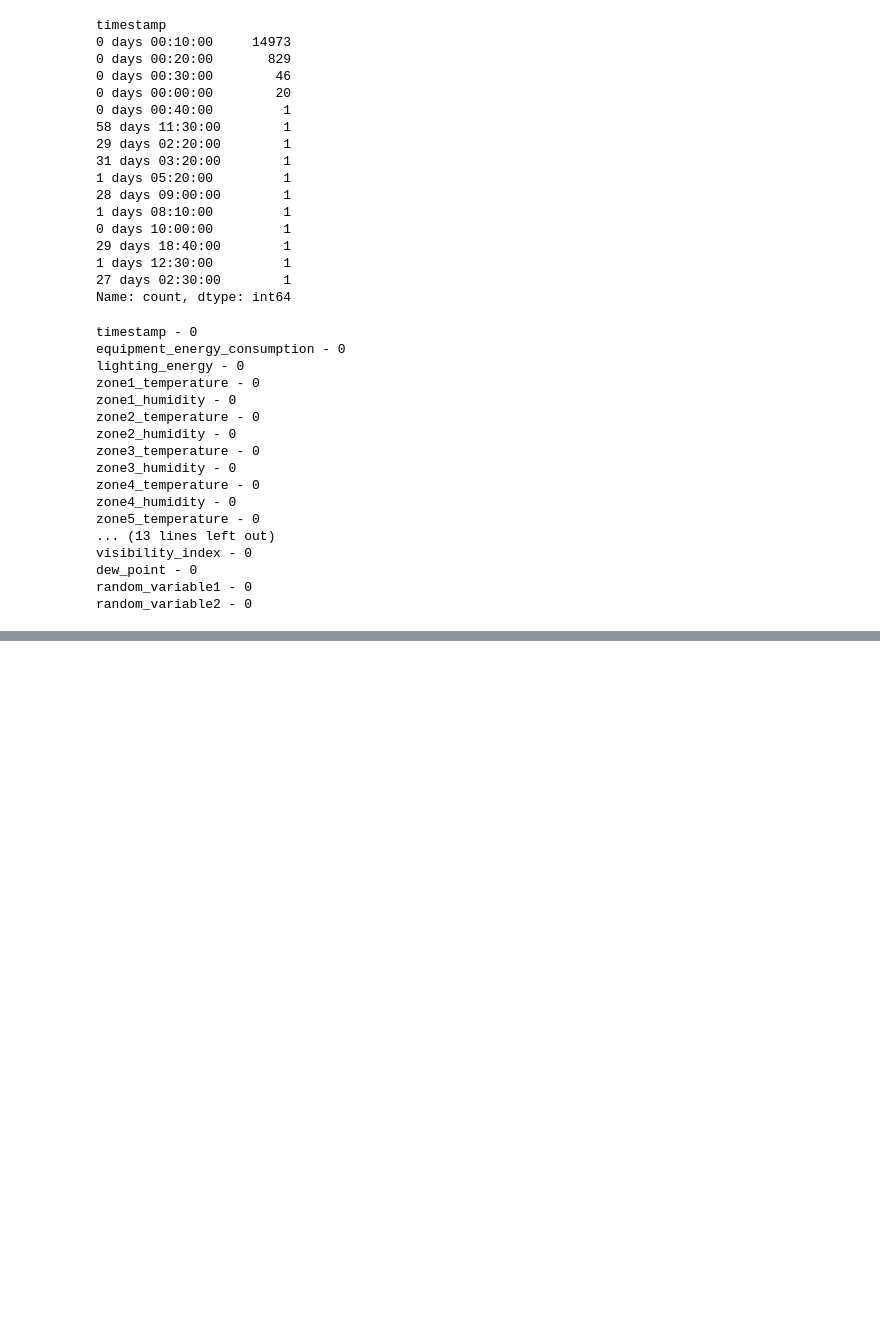
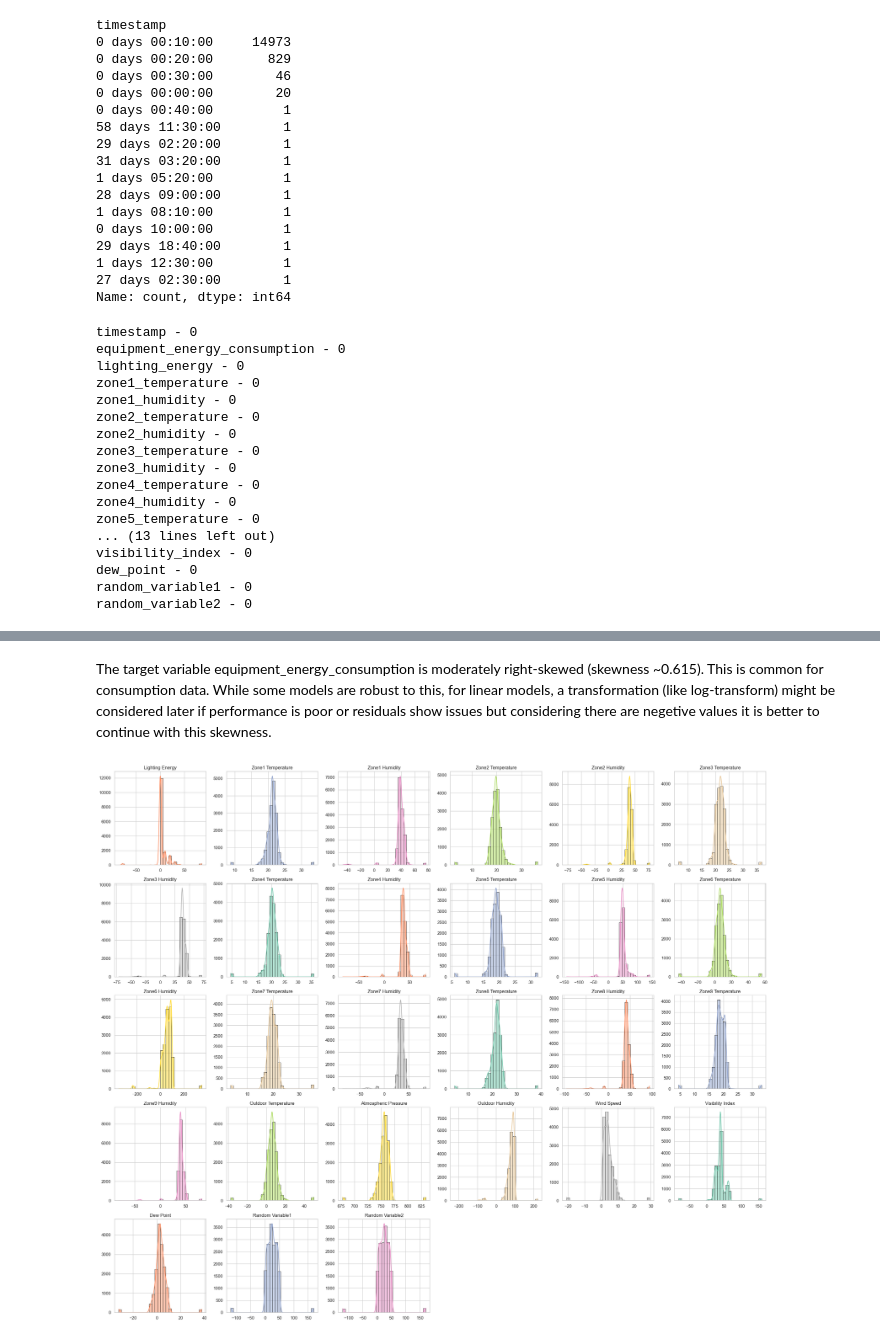
Before and after one commit to Revanthcsv/DS-Intern-Assignment-RevanthKumar, a Jupyter notebook: energy_prediction.ipynb, the cells around one changed output, grey strips where cells are left out. Drawn from its saved outputs; the diff is of its cells as text; code cells hidden in the pictures; blank space fills up the shorter version.

```diff
--- a/energy_prediction.ipynb
+++ b/energy_prediction.ipynb
@@ -142,0 +182,46 @@ random_variable2 - 0
+# %% [markdown]
+The target variable equipment_energy_consumption is moderately right-skewed (skewness ~0.615). This is common for consumption data. While some models are robust to this, for linear models, a transformation (like log-transform) might be considered later if performance is poor or residuals show issues but considering there are negetive values it is better to continue with this skewness.
+# %%
+other_cols = [
+    'lighting_energy',
+    'zone1_temperature','zone1_humidity',
+    'zone2_temperature','zone2_humidity',
+    'zone3_temperature','zone3_humidity',
+    'zone4_temperature','zone4_humidity',
+    'zone5_temperature','zone5_humidity',
+    'zone6_temperature','zone6_humidity',
+    'zone7_temperature','zone7_humidity',
+    'zone8_temperature','zone8_humidity',
+    'zone9_temperature','zone9_humidity',
+    'outdoor_temperature',
+    'atmospheric_pressure',
+    'outdoor_humidity',
+    'wind_speed',
+    'visibility_index',
+    'dew_point',
+    'random_variable1',
+    'random_variable2'
+]
+
+# Determine grid size: 5 rows x 6 cols = 30 slots (27 features + 3 blanks)
+n_rows, n_cols = 5, 6
+fig, axes = plt.subplots(n_rows, n_cols, figsize=(24, 20))
+axes = axes.flatten()
+
+for i, col in enumerate(other_cols):
+    ax = axes[i]
+    sns.histplot(df[col], bins=30, kde=True,
+                 color=colors[(i+1) % len(colors)],  # shift palette
+                 edgecolor='black', ax=ax)
+    ax.set_title(col.replace('_', ' ').title())
+    ax.set_xlabel('')
+    ax.set_ylabel('')
+
+# Turn off any unused axes
+for j in range(len(other_cols), len(axes)):
+    fig.delaxes(axes[j])
+
+plt.tight_layout()
+plt.show()
+# %% [output]
+[figure, added]
```
Also changed, not shown: parts of 2 cells of this notebook.
